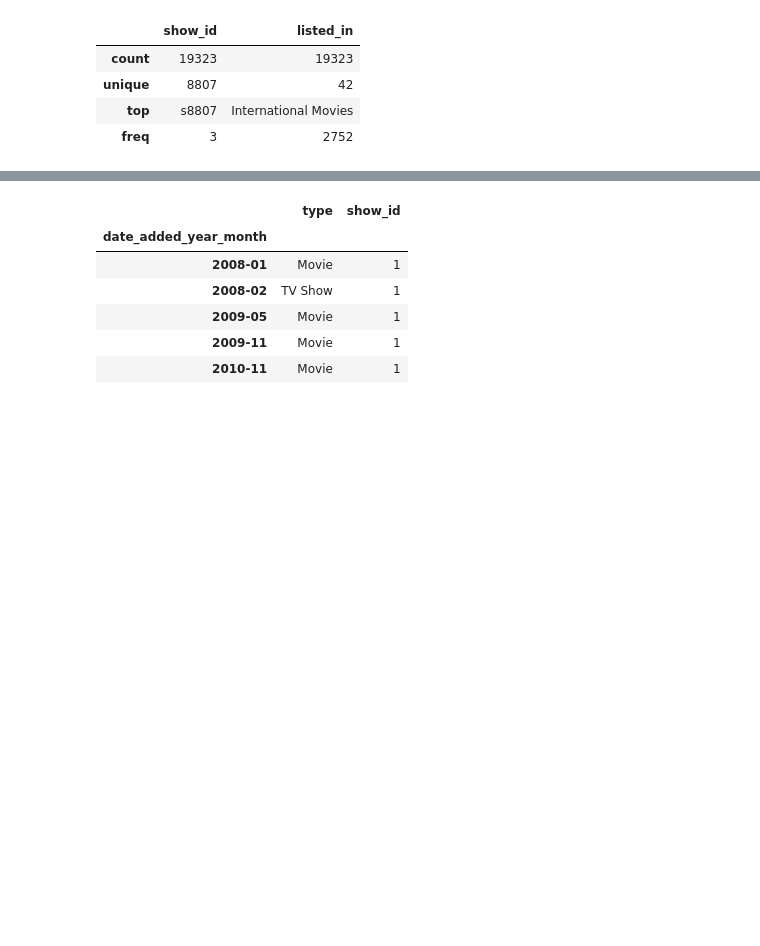
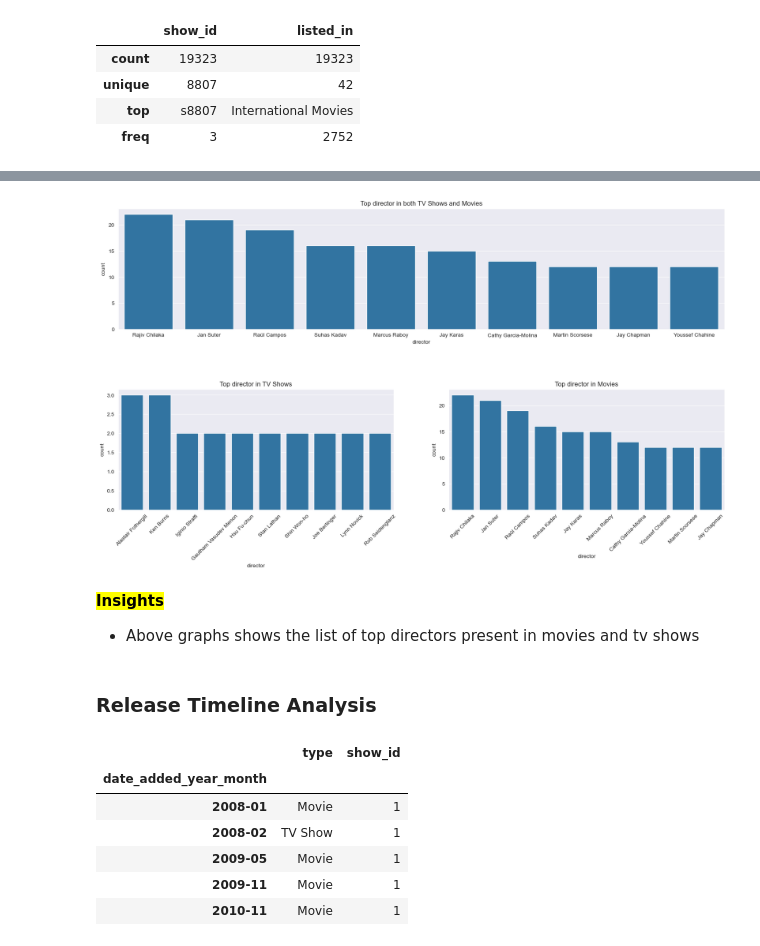
Before and after one commit to gautamnaik1994/NetflixDataAnalysisCaseStudy, a Jupyter notebook: CaseStudy.ipynb, the cells around one changed output, grey strips where cells are left out. Drawn from its saved outputs; the diff is of its cells as text; code cells hidden in the pictures; blank space fills up the shorter version.

Commit message:
added director

```diff
--- a/CaseStudy.ipynb
+++ b/CaseStudy.ipynb
@@ -465,6 +482,7 @@ cast_df=pd.read_csv("./cast.csv")
 listed_df=pd.read_csv("./listed.csv")
 movies_df=pd.read_csv("./movies.csv", parse_dates=["date_added"])
 tv_shows_df=pd.read_csv("./tv_shows.csv")
+director_df=pd.read_csv("./director.csv")
 df=pd.read_csv("./data.csv")
 # %% [markdown]
 ### Country Analysis
@@ -700,4 +788,4 @@ plt.title("Top TV Category");
 # %%
-merge_df=movies_df.merge(listed_df, on='show_id')["listed_in"].value_counts()[:10]
-merge_df
+merge_df=df.merge(director_df,on='show_id',how='inner')
+merge_df.head()
 # %% [output]
@@ -732,0 +798,3 @@ df.head()
+# %%
+ddf = director_df["director"].value_counts()[:11].reset_index()
+ddf
@@ -732,0 +819,7 @@ df.head()
+# %%
+ddf = ddf.iloc[1:11]
+mdf=merge_df.loc[merge_df["type"]=="Movie"]["director"].value_counts()[1:11].reset_index()
+tdf=merge_df.loc[merge_df["type"]=="TV Show"]["director"].value_counts()[1:11].reset_index()
+ddf
+mdf
+tdf
@@ -733,3 +860,31 @@ df.head()
+# %%
+fig = plt.figure(figsize=(20, 10))
+gs = gridspec.GridSpec(2, 2, width_ratios=[1, 1], hspace=0.5)
+
+
+ax1 = plt.subplot(gs[0, :])
+sns.barplot(data=ddf, x="director", y="count", ax=ax1)
+# ax1.tick_params(axis='x', labelrotation=45)
+ax1.set_title("Top director in both TV Shows and Movies")
+
+ax2 = plt.subplot(gs[1, 0])
+sns.barplot(data=tdf, x="director", y="count", ax=ax2)
+ax2.tick_params(axis='x', labelrotation=45)
+ax2.set_title("Top director in TV Shows")
+
+
+ax3 = plt.subplot(gs[1, 1])
+sns.barplot(data=mdf, x="director", y="count", ax=ax3)
+ax3.set_title("Top director in Movies")
+ax3.tick_params(axis='x', labelrotation=45);
+# %% [output]
+[figure, added]
+# %% [markdown]
+**<mark>Insights</mark>**
+
+- Above graphs shows the list of top directors present in movies and tv shows
+# %% [markdown]
+### Release Timeline Analysis
 # %%
 stream_timeline=df.groupby(["date_added_year_month","type"])["show_id"].count().reset_index().set_index("date_added_year_month")
 stream_timeline.head()
```
Also changed, not shown: parts of 34 cells of this notebook, 2 other files.
